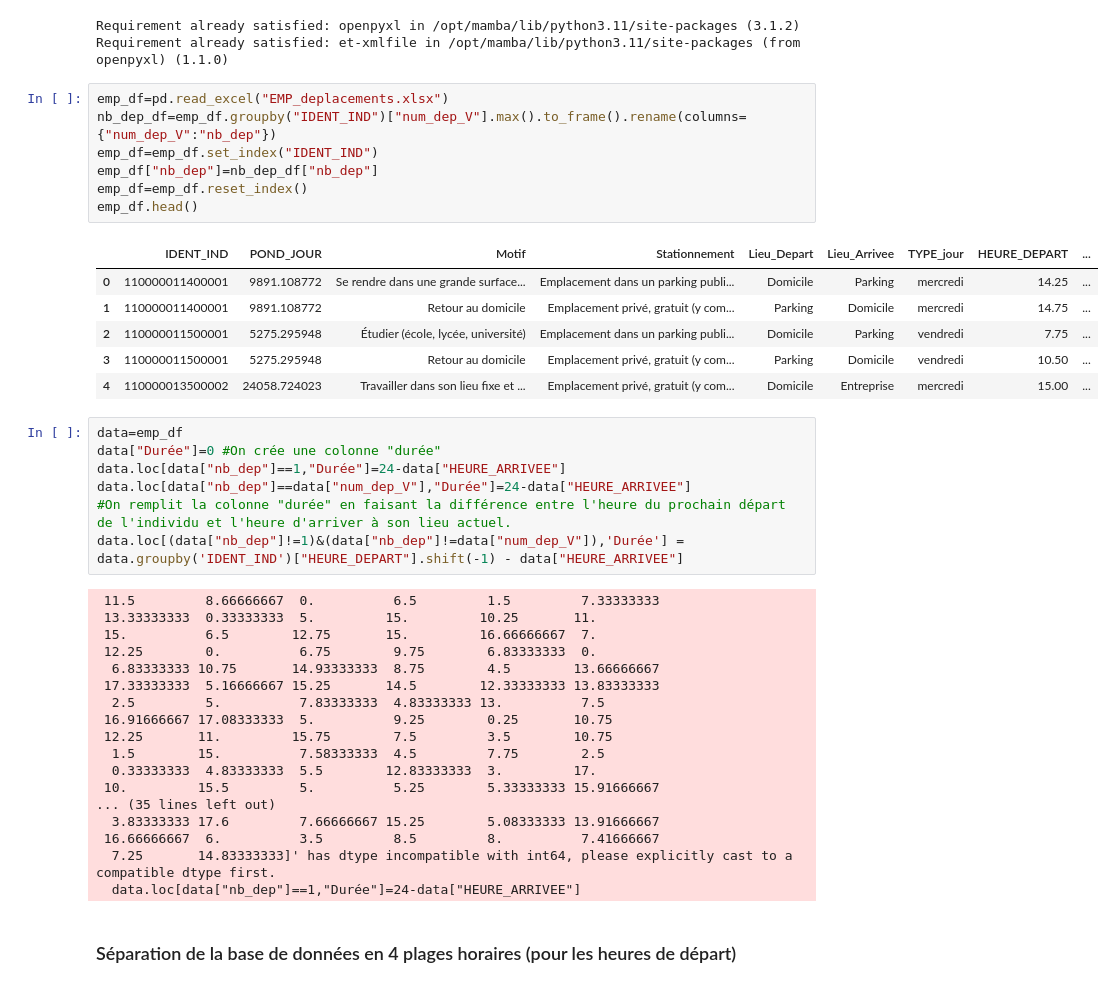
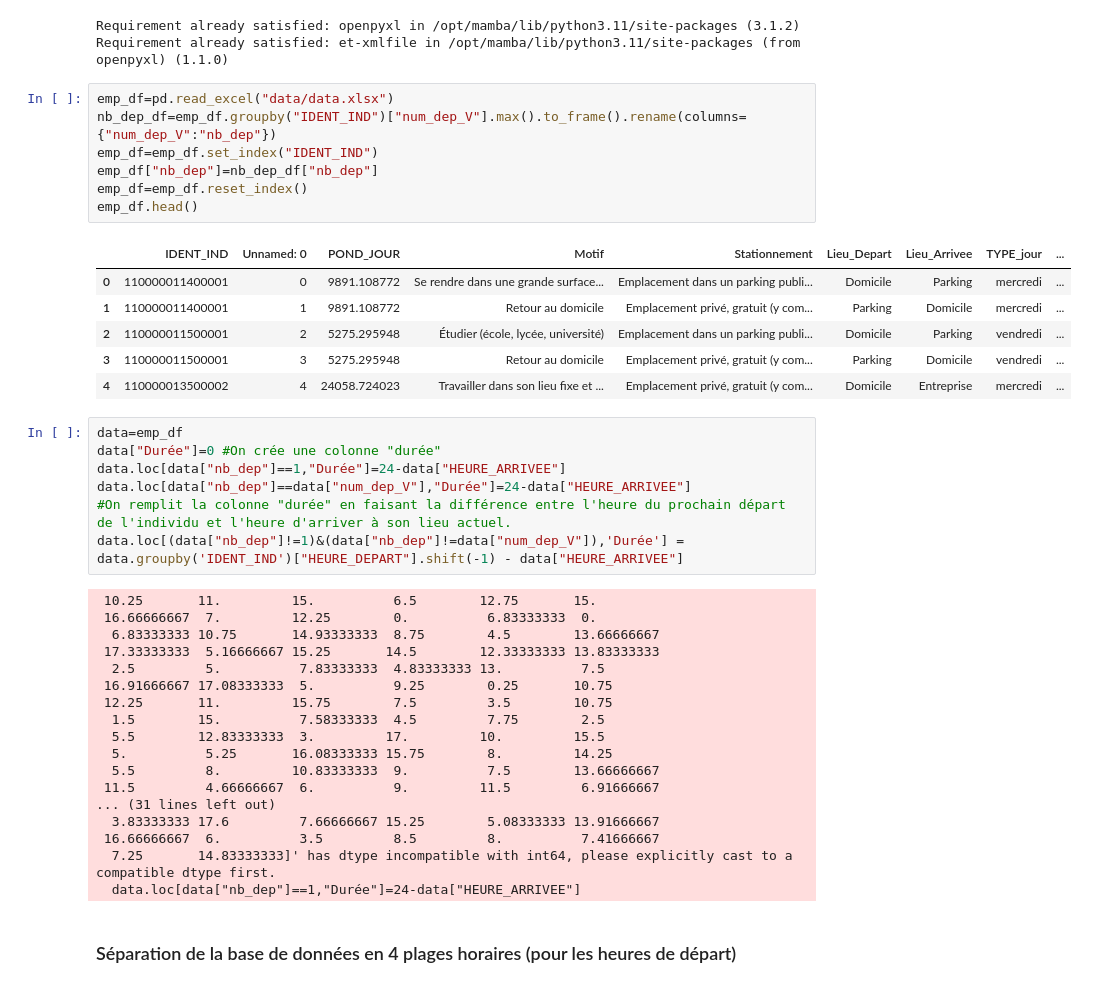
Before and after one commit to kilianguillon/Projet_statapp, a Jupyter notebook: DureeLieu.ipynb, the cells around one changed output. Cells and saved outputs as stored; diff of their text form.

```diff
--- a/DureeLieu.ipynb
+++ b/DureeLieu.ipynb
@@ -15,19 +15,19 @@ import scipy.stats
 Requirement already satisfied: openpyxl in /opt/mamba/lib/python3.11/site-packages (3.1.2)
 Requirement already satisfied: et-xmlfile in /opt/mamba/lib/python3.11/site-packages (from openpyxl) (1.1.0)
 # %%
-emp_df=pd.read_excel("EMP_deplacements.xlsx")
+emp_df=pd.read_excel("data/data.xlsx")
 nb_dep_df=emp_df.groupby("IDENT_IND")["num_dep_V"].max().to_frame().rename(columns={"num_dep_V":"nb_dep"})
 emp_df=emp_df.set_index("IDENT_IND")
 emp_df["nb_dep"]=nb_dep_df["nb_dep"]
 emp_df=emp_df.reset_index()
 emp_df.head()
 # %% [output]
-|  | IDENT_IND | POND_JOUR | Motif | Stationnement | Lieu_Depart | Lieu_Arrivee | TYPE_jour | HEURE_DEPART | ... |
-| 0 | 110000011400001 | 9891.108772 | Se rendre dans une grande surface... | Emplacement dans un parking publi... | Domicile | Parking | mercredi | 14.25 | ... |
-| 1 | 110000011400001 | 9891.108772 | Retour au domicile | Emplacement privé, gratuit (y com... | Parking | Domicile | mercredi | 14.75 | ... |
-| 2 | 110000011500001 | 5275.295948 | Étudier (école, lycée, université) | Emplacement dans un parking publi... | Domicile | Parking | vendredi | 7.75 | ... |
-| 3 | 110000011500001 | 5275.295948 | Retour au domicile | Emplacement privé, gratuit (y com... | Parking | Domicile | vendredi | 10.50 | ... |
-| 4 | 110000013500002 | 24058.724023 | Travailler dans son lieu fixe et ... | Emplacement privé, gratuit (y com... | Domicile | Entreprise | mercredi | 15.00 | ... |
+|  | IDENT_IND | Unnamed: 0 | POND_JOUR | Motif | Stationnement | Lieu_Depart | Lieu_Arrivee | TYPE_jour | ... |
+| 0 | 110000011400001 | 0 | 9891.108772 | Se rendre dans une grande surface... | Emplacement dans un parking publi... | Domicile | Parking | mercredi | ... |
+| 1 | 110000011400001 | 1 | 9891.108772 | Retour au domicile | Emplacement privé, gratuit (y com... | Parking | Domicile | mercredi | ... |
+| 2 | 110000011500001 | 2 | 5275.295948 | Étudier (école, lycée, université) | Emplacement dans un parking publi... | Domicile | Parking | vendredi | ... |
+| 3 | 110000011500001 | 3 | 5275.295948 | Retour au domicile | Emplacement privé, gratuit (y com... | Parking | Domicile | vendredi | ... |
+| 4 | 110000013500002 | 4 | 24058.724023 | Travailler dans son lieu fixe et ... | Emplacement privé, gratuit (y com... | Domicile | Entreprise | mercredi | ... |
 # %%
 data=emp_df
 data["Durée"]=0 #On crée une colonne "durée"
@@ -36,19 +36,19 @@ data.loc[data["nb_dep"]==data["num_dep_V"],"Durée"]=24-data["HEURE_ARRIVEE"]
 #On remplit la colonne "durée" en faisant la différence entre l'heure du prochain départ de l'individu et l'heure d'arriver à son lieu actuel.
 data.loc[(data["nb_dep"]!=1)&(data["nb_dep"]!=data["num_dep_V"]),'Durée'] = data.groupby('IDENT_IND')["HEURE_DEPART"].shift(-1) - data["HEURE_ARRIVEE"]
 # %% [output]
- 11.5         8.66666667  0.          6.5         1.5         7.33333333
- 13.33333333  0.33333333  5.         15.         10.25       11.
- 15.          6.5        12.75       15.         16.66666667  7.
- 12.25        0.          6.75        9.75        6.83333333  0.
+ 10.25       11.         15.          6.5        12.75       15.
+ 16.66666667  7.         12.25        0.          6.83333333  0.
   6.83333333 10.75       14.93333333  8.75        4.5        13.66666667
  17.33333333  5.16666667 15.25       14.5        12.33333333 13.83333333
   2.5         5.          7.83333333  4.83333333 13.          7.5
  16.91666667 17.08333333  5.          9.25        0.25       10.75
  12.25       11.         15.75        7.5         3.5        10.75
   1.5        15.          7.58333333  4.5         7.75        2.5
-  0.33333333  4.83333333  5.5        12.83333333  3.         17.
- 10.         15.5         5.          5.25        5.33333333 15.91666667
-... (35 lines left out)
+  5.5        12.83333333  3.         17.         10.         15.5
+  5.          5.25       16.08333333 15.75        8.         14.25
+  5.5         8.         10.83333333  9.          7.5        13.66666667
+ 11.5         4.66666667  6.          9.         11.5         6.91666667
+... (31 lines left out)
   3.83333333 17.6         7.66666667 15.25        5.08333333 13.91666667
  16.66666667  6.          3.5         8.5         8.          7.41666667
   7.25       14.83333333]' has dtype incompatible with int64, please explicitly cast to a compatible dtype first.
```
Also changed, not shown: parts of 13 cells of this notebook, 1 other file.
